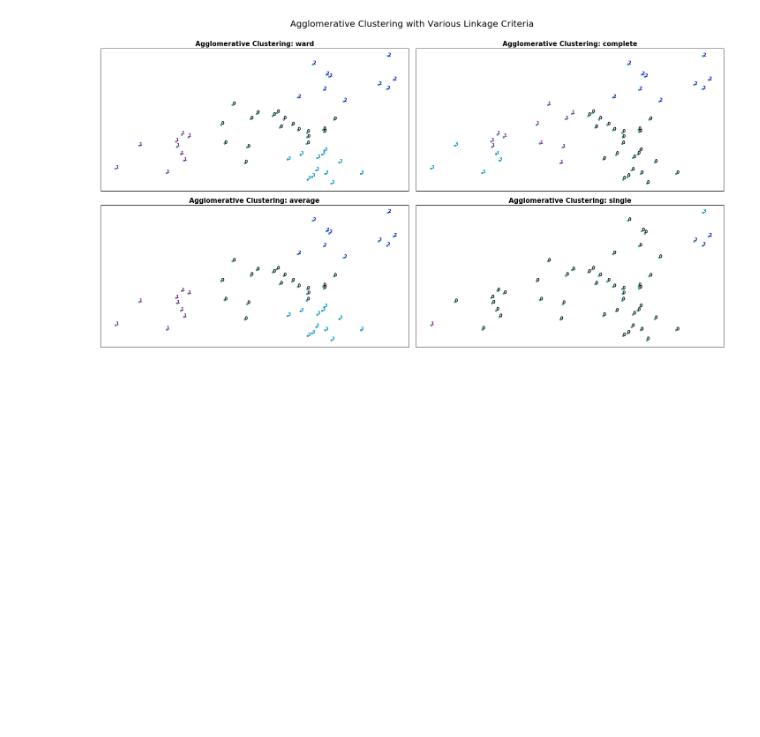
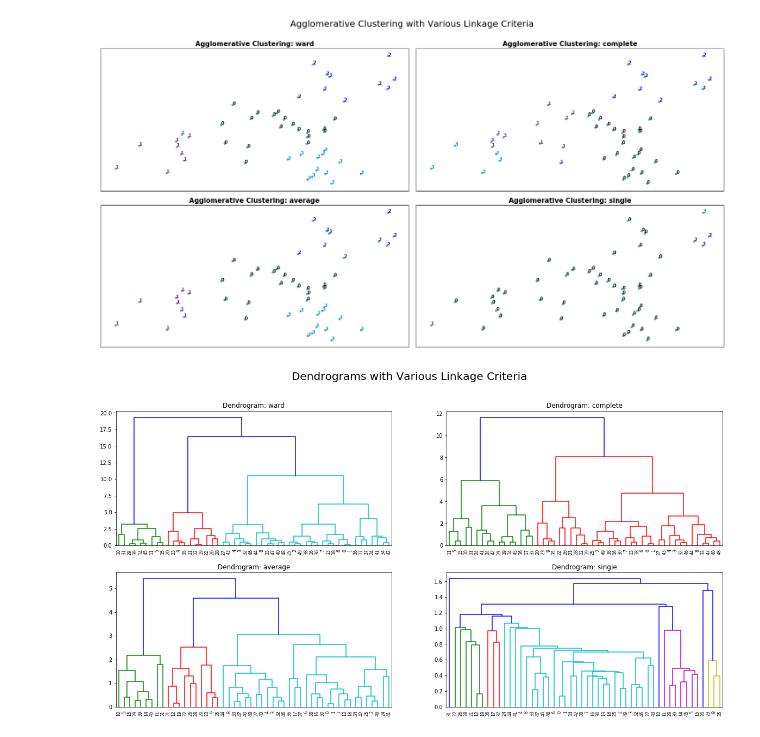
Before and after one commit to amypeniston/data-science-toolbox, a Jupyter notebook: Machine_Learning.ipynb, the cells around one changed output. Cells and saved outputs as stored; diff of their text form; code cells hidden in the pictures; blank space fills up the shorter version.

```diff
--- a/Machine_Learning.ipynb
+++ b/Machine_Learning.ipynb
@@ -1034,3 +1040,24 @@ plt.tight_layout()
 plt.show()
 # %% [output]
 [figure]
+# %%
+# View dendrogram
+# Create distance matrix
+
+fig = plt.figure(figsize=(20,10))
+
+for i, linkage in enumerate(linkages):
+    fig.add_subplot(2,2,i+1)
+    dist_matrix = distance_matrix(X1, X1)
+
+    # Convert the redundant n*n square matrix form into a condensed nC2 array as required by hierarchy.linkage()
+    distArray = ssd.squareform(dist_matrix)
+
+    Z = hierarchy.linkage(distArray, linkage)
+    dendro = hierarchy.dendrogram(Z)
+    plt.title("Dendrogram: " + linkage)
+
+plt.suptitle("Dendrograms with Various Linkage Criteria", fontsize=20)
+plt.show()
+# %% [output]
+[figure, added]
```
Also changed, not shown: parts of 11 cells of this notebook, 1 other file.
